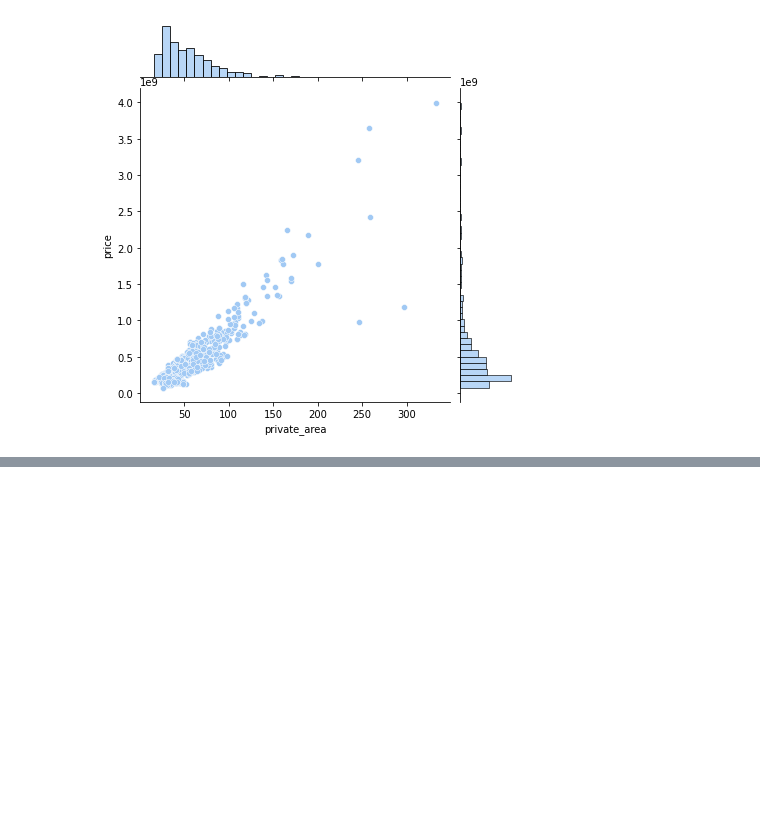
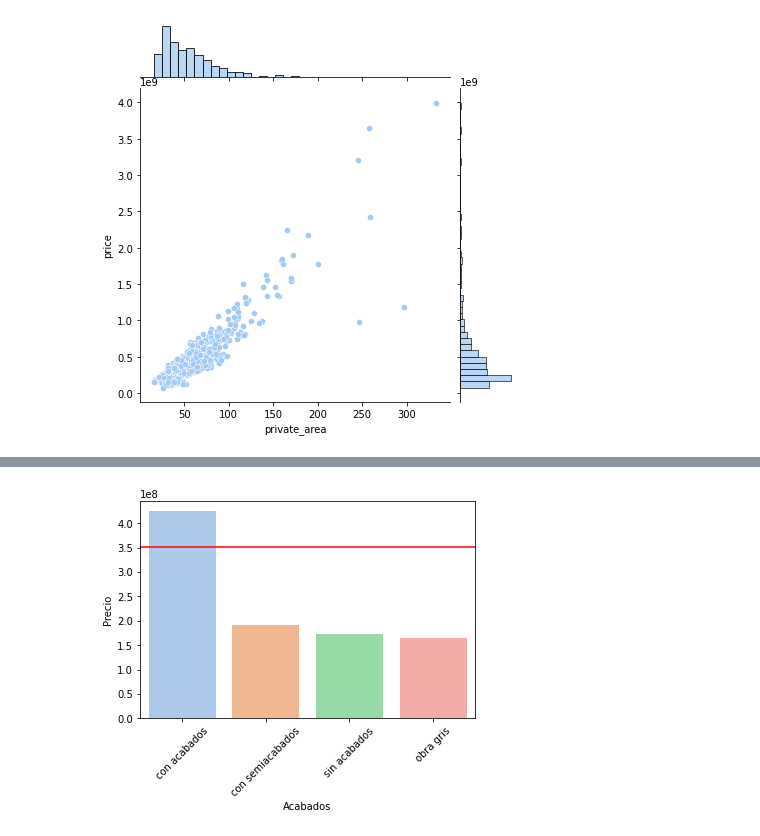
Before and after one commit to diegoestradamd/real_estate_analysis, a Jupyter notebook: main.ipynb, the cells around one changed output, grey strips where cells are left out. Saved outputs shown, nothing was run; the diff lists cells and outputs as text; code cells hidden in the pictures; blank space fills up the shorter version.

```diff
--- a/main.ipynb
+++ b/main.ipynb
@@ -365,0 +420,4 @@ plt.show()
+# %%
+price_by_finishes = projects.groupby(['finishes'])['price'].median().sort_values(ascending=False)
+price_by_finishes = price_by_finishes.to_frame()
+price_by_finishes
@@ -365,0 +431,9 @@ plt.show()
+# %%
+sns.barplot(data=price_by_finishes, x=price_by_finishes.index, y='price')
+plt.axhline(median_price, c='r')
+plt.xlabel("Acabados")
+plt.xticks(rotation=45)
+plt.ylabel('Precio')
+plt.show()
+# %% [output]
+[figure, added]
```
Also changed, not shown: parts of 12 cells of this notebook.
